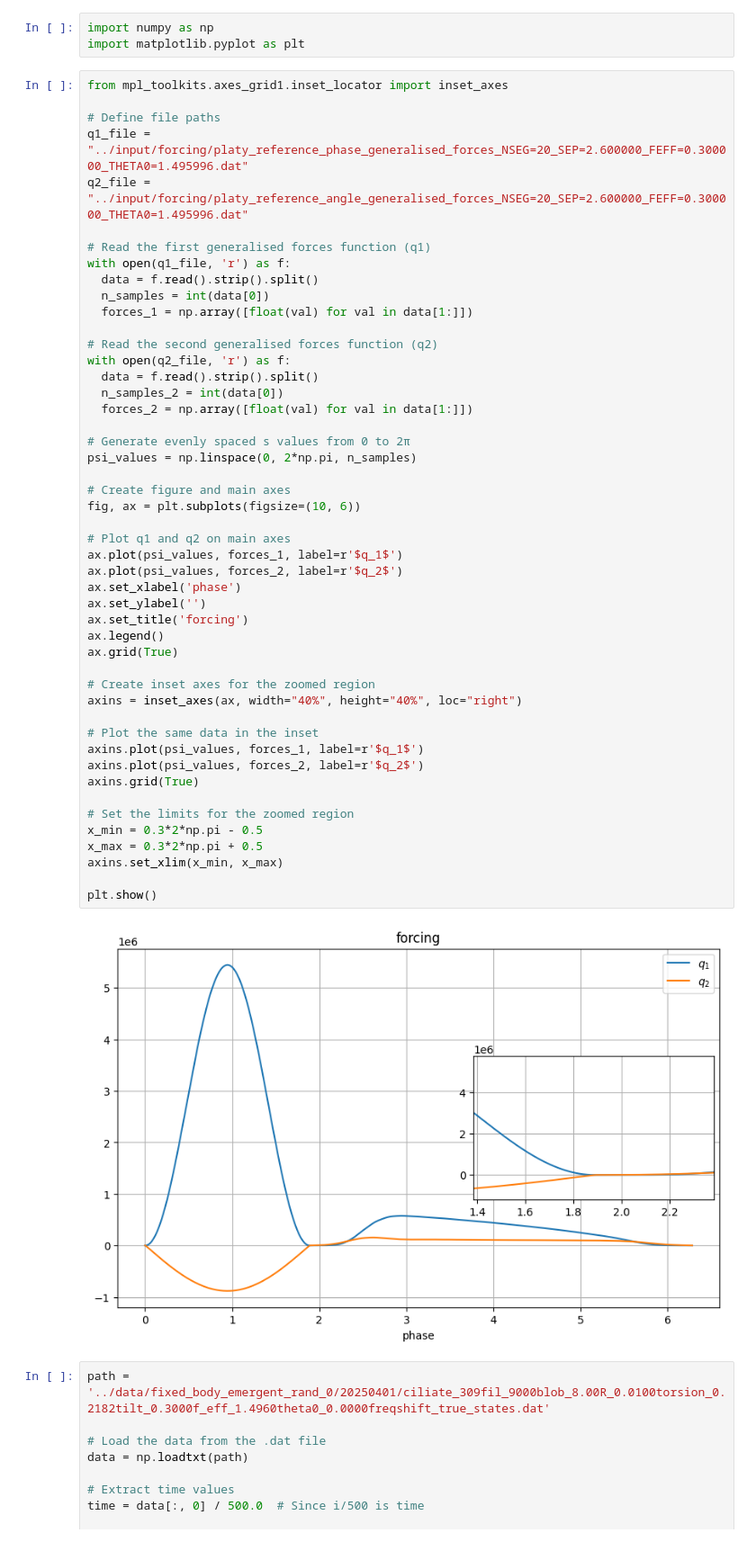
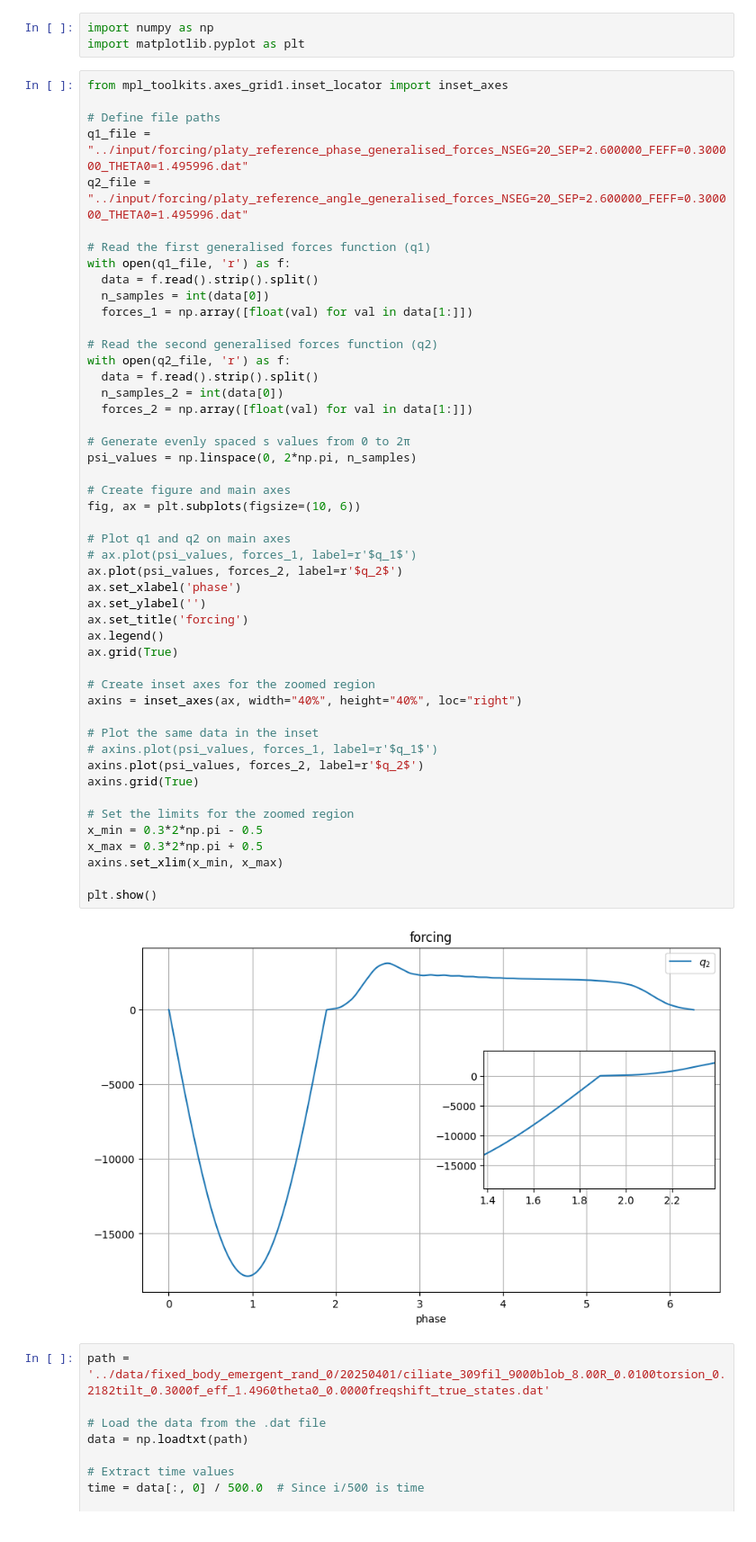
Before and after one commit to Biofluid-Dynamics-Group/cuda-filaments, a Jupyter notebook: analysis/emergent.ipynb, the cells around one changed output. Shown at 90% size. Drawn from its saved outputs; the diff is of its cells as text.

```diff
--- a/analysis/emergent.ipynb
+++ b/analysis/emergent.ipynb
@@ -21,36 +21,36 @@ with open(q2_file, 'r') as f:
   forces_2 = np.array([float(val) for val in data[1:]])
 
 # Generate evenly spaced s values from 0 to 2π
 psi_values = np.linspace(0, 2*np.pi, n_samples)
 
 # Create figure and main axes
 fig, ax = plt.subplots(figsize=(10, 6))
 
 # Plot q1 and q2 on main axes
-ax.plot(psi_values, forces_1, label=r'$q_1$')
+# ax.plot(psi_values, forces_1, label=r'$q_1$')
 ax.plot(psi_values, forces_2, label=r'$q_2$')
 ax.set_xlabel('phase')
 ax.set_ylabel('')
 ax.set_title('forcing')
 ax.legend()
 ax.grid(True)
 
 # Create inset axes for the zoomed region
 axins = inset_axes(ax, width="40%", height="40%", loc="right")
 
 # Plot the same data in the inset
-axins.plot(psi_values, forces_1, label=r'$q_1$')
+# axins.plot(psi_values, forces_1, label=r'$q_1$')
 axins.plot(psi_values, forces_2, label=r'$q_2$')
 axins.grid(True)
 
 # Set the limits for the zoomed region
 x_min = 0.3*2*np.pi - 0.5
 x_max = 0.3*2*np.pi + 0.5
 axins.set_xlim(x_min, x_max)
 
 plt.show()
 # %% [output]
-[figure, old version]
+[figure, new version]
 # %%
 path = '../data/fixed_body_emergent_rand_0/20250401/ciliate_309fil_9000blob_8.00R_0.0100torsion_0.2182tilt_0.3000f_eff_1.4960theta0_0.0000freqshift_true_states.dat'
 
```
Also changed, not shown: parts of 4 cells of this notebook, 2 other files.
